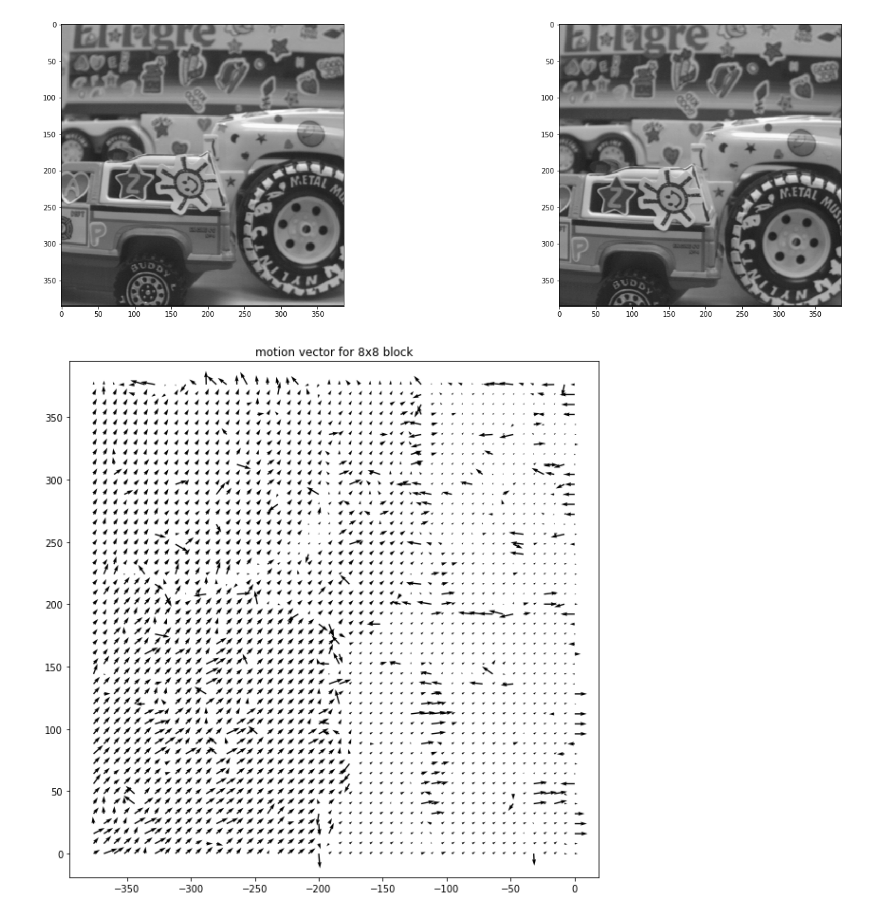
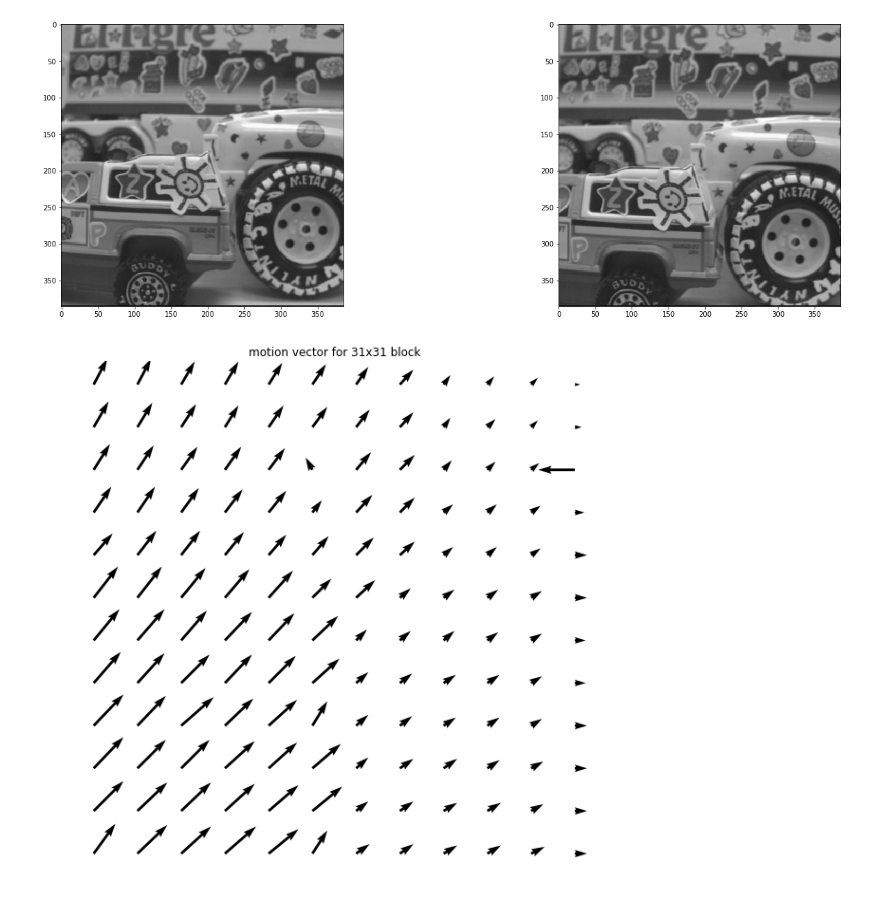
Before and after one commit to thtang/Advanced-Computer-Vision, a Jupyter notebook: hw1/Block_matching.ipynb, the cells around one changed output. Saved outputs shown, nothing was run; the diff lists cells and outputs as text; code cells hidden in the pictures.

Commit message:
hide axis in plot

```diff
--- a/hw1/Block_matching.ipynb
+++ b/hw1/Block_matching.ipynb
@@ -6,8 +6,8 @@ from PIL import Image
 
 %matplotlib inline
 # %%
-trucka = skimage.io.imread("./trucka.bmp").astype("float")
-truckb = skimage.io.imread("./truckb.bmp").astype("float")
+trucka = io.imread("./trucka.bmp").astype("float")
+truckb = io.imread("./truckb.bmp").astype("float")
 # %%
 plt.figure(figsize=(20,12))
 plt.subplot(2,2,1)
@@ -22,15 +22,30 @@ plt.show()
 def get_block_position(img, windowsize_r=8, windowsize_c=8, stride=8):
     patch_list = []
     position_tup = []
-    # Crop out the window and calculate the histogram
+    # Crop out the window
     for r in range(0,img.shape[0] - windowsize_r, stride):
         for c in range(0,img.shape[1] - windowsize_c, stride):
             position_tup.append((r,c))
             window = img[r:r+windowsize_r,c:c+windowsize_c]
             patch_list.append(window)
     return patch_list, position_tup
+
+def get_motion_and_position(patch_list_a, position_tup_a, patch_list_b, position_tup_b, search_range=50):
+    motion_tup = []
+    for patch_b, position_b in zip(patch_list_b, position_tup_b):
+        cost = 999999
+        for patch_a, position_a in zip(patch_list_a, position_tup_a):
+            position_distance = ((position_a[0]-position_b[0])**2 + (position_a[1]-position_b[1])**2)**0.5
+            if position_distance<=search_range:
+                difference = np.sum(abs(patch_a-patch_b))
+                if difference <= cost:
+                    cost = difference
+                    match_position = position_a
+        dx, dy = match_position[0]-position_b[0], match_position[1] - position_b[1]
+        motion_tup.append((position_b, match_position, (dx, dy)))
+    return motion_tup
 # %%
-block = 8
+block = 31
 search_range = 50
 patch_list_a, position_tup_a = get_block_position(trucka, block, block, stride=1)
 patch_list_b, position_tup_b = get_block_position(truckb, block, block, stride=block)
@@ -50,23 +52,28 @@ for patch_b, position_b in zip(patch_list_b, position_tup_b):
+# %%
+motion_tup = get_motion_and_position(patch_list_a, position_tup_a, patch_list_b, position_tup_b, search_range)
 # %%
 X = [-t[0][0] for t in motion_tup]
 Y = [t[0][1] for t in motion_tup]
 U = [-t[2][0] for t in motion_tup]
 V = [t[2][1] for t in motion_tup]
 
 plt.figure(figsize=(10,10))
 plt.quiver(X, Y, V, U,)
 plt.title("motion vector for {}x{} block".format(block,block))
 
 # ax=plt.gca()                            # get the axis
-# ax.set_xlim(left=-10, right=370)
-# ax.set_ylim(bottom=370, top=-10)
-# ax.xaxis.tick_top()
+# # ax.set_xlim(left=-10, right=370)
+# # ax.set_ylim(bottom=370, top=-10)
+# # ax.xaxis.tick_top()
 
+# # ax.set_yticklabels([])
+# # ax.set_xticklabels([])
+plt.axis('off')
 
-plt.savefig("./output/block_{}_motion_vector.png".format(str(block)),  transparent=True)
+plt.savefig("./output/block_{}_motion_vector.png".format(str(block)),  transparent=False)
 plt.show()
 # %% [output]
-[figure, old version]
+[figure, new version]
 # %%
 plt.figure(figsize=(10,10))
 plt.imshow(truckb, cmap="gray")
```
Also changed, not shown: parts of 3 cells of this notebook, 5 other files.
